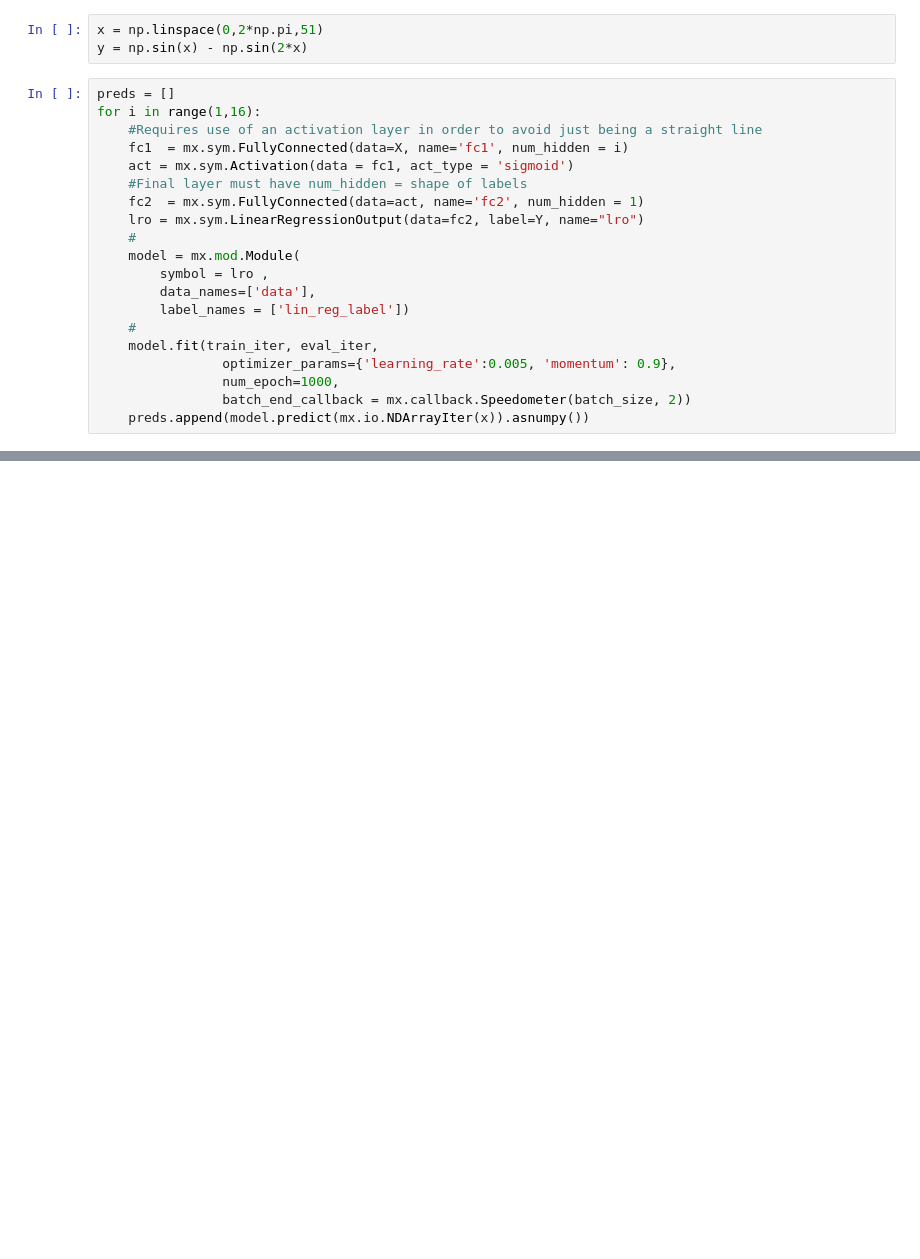
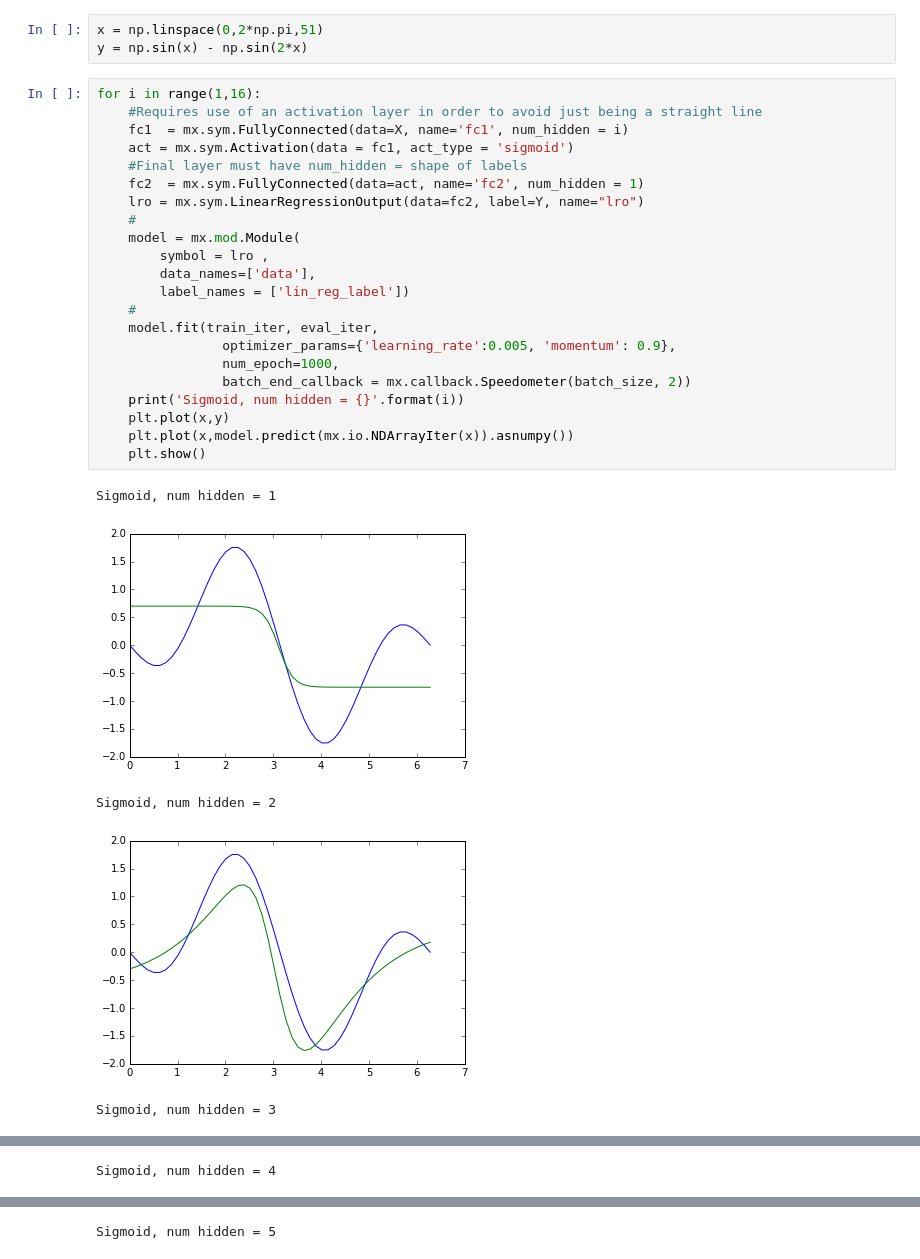
Before and after one commit to kgage/FIDANET, a Jupyter notebook: NNet testing.ipynb, the cells around one changed output, grey strips where cells are left out. Cells and saved outputs as stored; diff of their text form; blank space fills up the shorter version.

```diff
--- a/NNet testing.ipynb
+++ b/NNet testing.ipynb
@@ -72,22 +72,30 @@ Y = mx.symbol.Variable('lin_reg_label')
 x = np.linspace(0,2*np.pi,51)
 y = np.sin(x) - np.sin(2*x)
 # %%
-preds = []
 for i in range(1,16):
     #Requires use of an activation layer in order to avoid just being a straight line
     fc1  = mx.sym.FullyConnected(data=X, name='fc1', num_hidden = i)
     act = mx.sym.Activation(data = fc1, act_type = 'sigmoid')
     #Final layer must have num_hidden = shape of labels
     fc2  = mx.sym.FullyConnected(data=act, name='fc2', num_hidden = 1)
     lro = mx.sym.LinearRegressionOutput(data=fc2, label=Y, name="lro")
     #
     model = mx.mod.Module(
         symbol = lro ,
         data_names=['data'],
         label_names = ['lin_reg_label'])
     #
     model.fit(train_iter, eval_iter,
                 optimizer_params={'learning_rate':0.005, 'momentum': 0.9},
                 num_epoch=1000,
                 batch_end_callback = mx.callback.Speedometer(batch_size, 2))
-    preds.append(model.predict(mx.io.NDArrayIter(x)).asnumpy())
+    print('Sigmoid, num hidden = {}'.format(i))
+    plt.plot(x,y)
+    plt.plot(x,model.predict(mx.io.NDArrayIter(x)).asnumpy())
+    plt.show()
+# %% [output]
+Sigmoid, num hidden = 1
+[figure, added]
+Sigmoid, num hidden = 2
+[figure, added]
+Sigmoid, num hidden = 3
@@ -93,0 +103 @@ for i in range(1,16):
+Sigmoid, num hidden = 4
@@ -93,0 +105 @@ for i in range(1,16):
+Sigmoid, num hidden = 5
```
Also changed, not shown: parts of 11 cells of this notebook.
